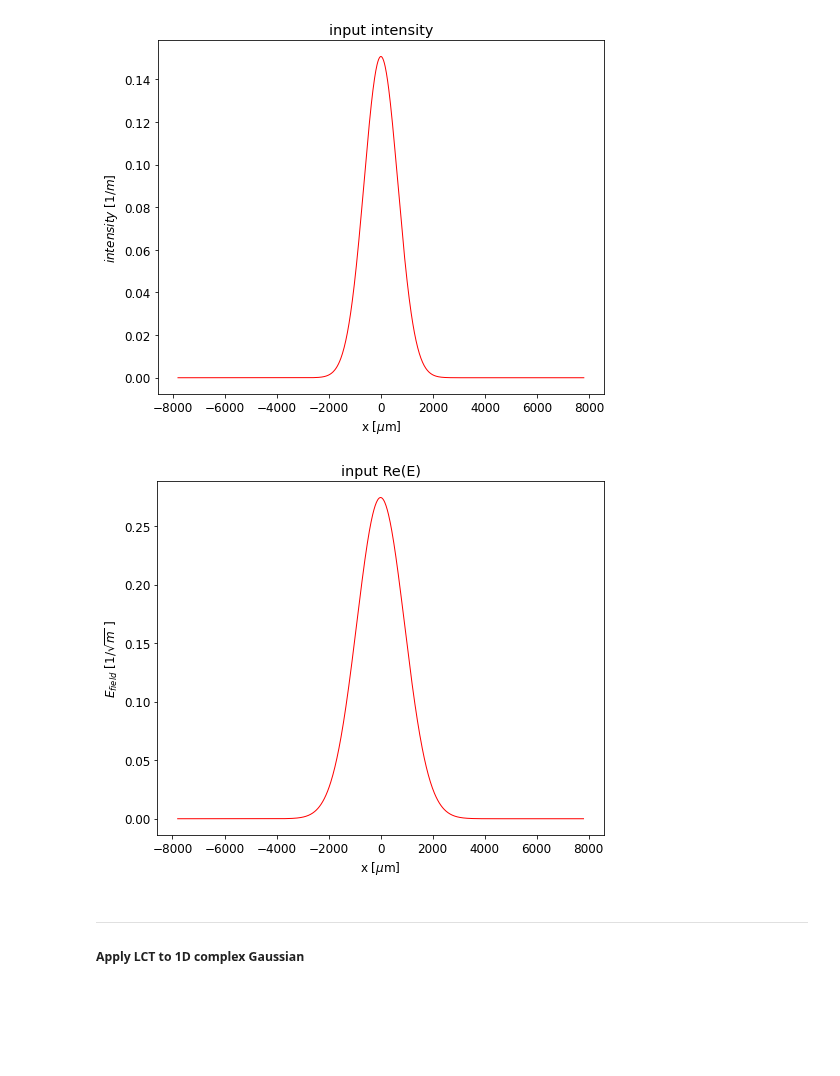
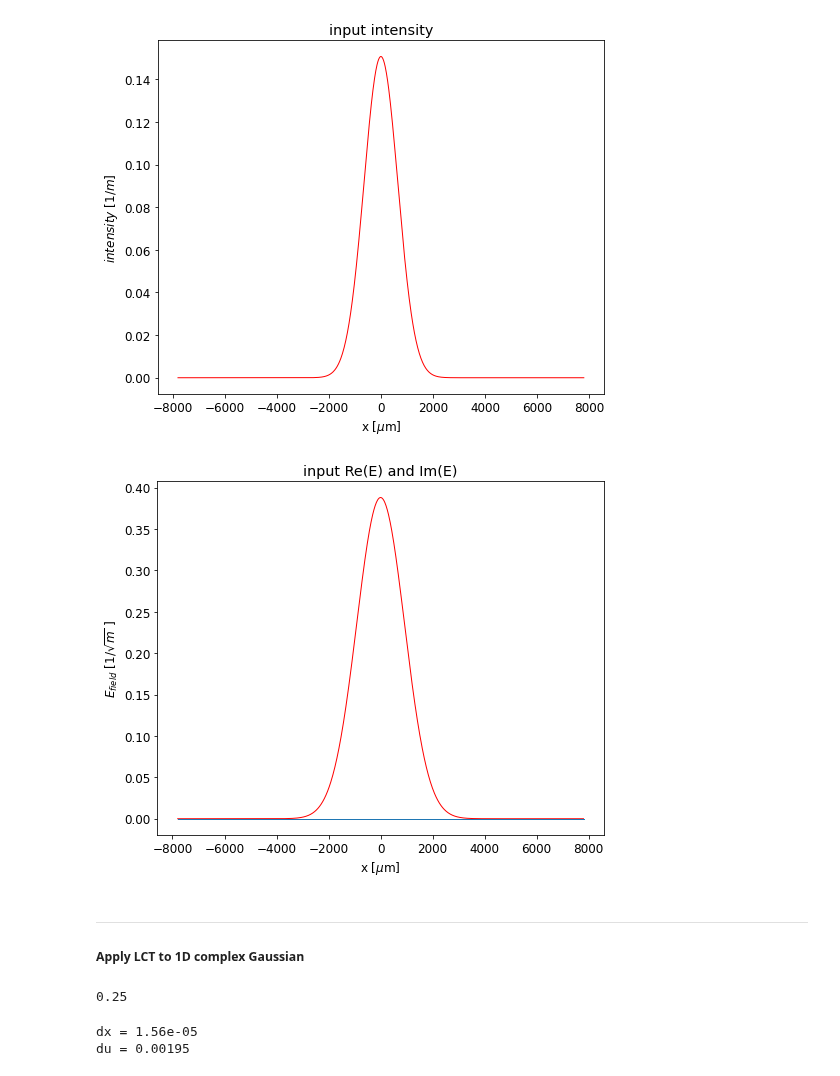
Before and after one commit to radiasoft/rslight, a Jupyter notebook: LCT/LCT_1d_units_wavelength01.ipynb, the cells around one changed output. Cells and saved outputs as stored; diff of their text form; code cells hidden in the pictures; blank space fills up the shorter version.

```diff
--- a/LCT/LCT_1d_units_wavelength01.ipynb
+++ b/LCT/LCT_1d_units_wavelength01.ipynb
@@ -43,10 +43,10 @@ q_gsn_init = dist_waist + 1j * z_R                 # complex beam parameter for
 # construct x value array for initial Gsn
 ranx_gsn_init = sigma_no_gsn_init * sigmax_gsn_init   # mesh range for initial Gsn
 nx_gsn_init = 1e3                                     # no. of mesh points for initial Gsn
-xvals_gsn_init = np.linspace(-sigma_no_gsn_init * sigmax_gsn_init, sigma_no_gsn_init * sigmax_gsn_init, int(nx_gsn_init))
+xvals_gsn_init = np.linspace(-ranx_gsn_init, ranx_gsn_init, int(nx_gsn_init))
 
 # construct initial complex Gsn field
-E_field_gsn_init = (1 / np.sqrt(q_gsn_init)) * np.exp(-1j * k * np.square(xvals_gsn_init) / 2 / q_gsn_init)
+E_field_gsn_init = (1 / np.sqrt(np.abs(q_gsn_init))) * np.exp(-1j * k * np.square(xvals_gsn_init) / 2 / q_gsn_init)
 int_gsn_init = np.square(np.abs(E_field_gsn_init))
 # %% [output]
 initial beam size: 0.65 [mm]
@@ -64,26 +64,41 @@ fig.show()
 # %%
 # plot initial Re(E)
 fig = plt.figure(figsize=(8,6.5))
 ax = fig.gca()
 ax.plot(xvals_gsn_init*1e6, np.real(E_field_gsn_init),'r-', lw = 1)
+ax.plot(xvals_gsn_init*1e6, np.imag(E_field_gsn_init), lw = 1)
 ax.set_xlabel(r'x [$\mu$m]')
 ax.set_ylabel(r'$E_{field}$ [$1/\sqrt{m}$ ]')
-ax.set_title(r'input Re(E)')
+ax.set_title(r'input Re(E) and Im(E)')
 fig.show()
 # %% [output]
-[figure, old version]
+[figure, new version]
 # %% [markdown]
 ***
 ##### Apply LCT to 1D complex Gaussian
 # %%
 # define matrix for LCT transformation
+
+l_scale = 8e-3                     # scale length in LCT
+
 # lct_mat = lct.rotation_22(360 / 3 * (np.pi / 180.))
 L = 20    # drift length [m]
 # lct_mat = np.array([[ 1,  L  ],
 #                      [ 0, 1 ]])
-lct_mat = np.array([[ 1,  L*phLambda  ],
+# lct_mat = np.array([[ 1,  L*phLambda  ],
+#                     [ 0, 1 ]])
+lct_mat = np.array([[ 1,  L*phLambda/(l_scale**2)  ],
                      [ 0, 1 ]])
+print(lct_mat[0,1])
+# %% [output]
+0.25
 # %%
-dX = xvals_gsn_init[1] - xvals_gsn_init[0]             # horizontal spacing of input signal [m]
+dx = (xvals_gsn_init[1] - xvals_gsn_init[0])             # horizontal spacing of input signal [m]
 # xv = lct_abscissae(nx_init, dX, ishift = False)      # x values array of input signal
+du = dx/l_scale
+print("dx = %4.3g" % dx)
+print("du = %4.3g" % du)
+# %% [output]
+dx = 1.56e-05
+du = 0.00195
 # %%
```
Also changed, not shown: parts of 6 cells of this notebook.
